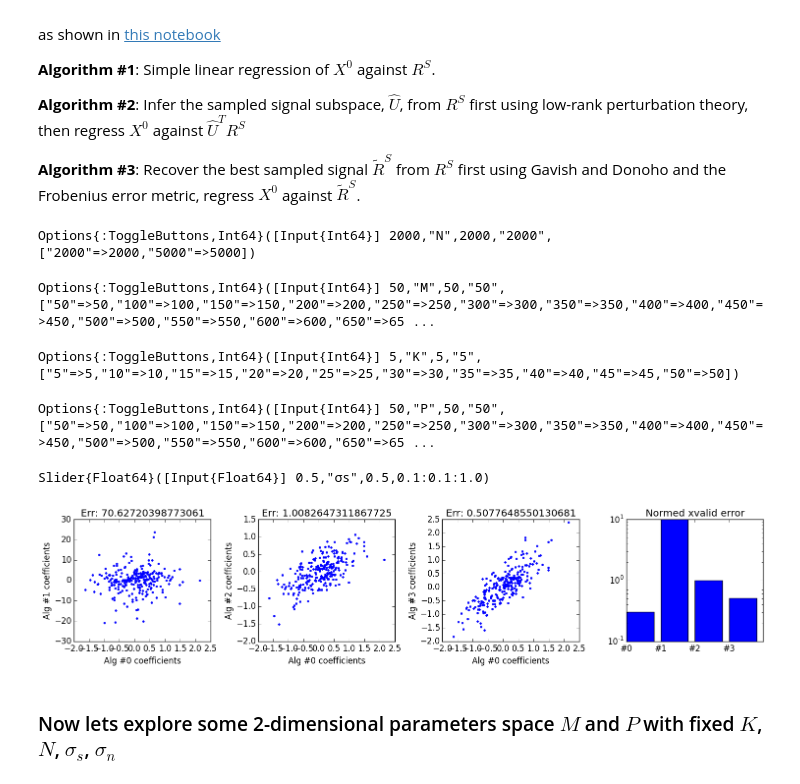
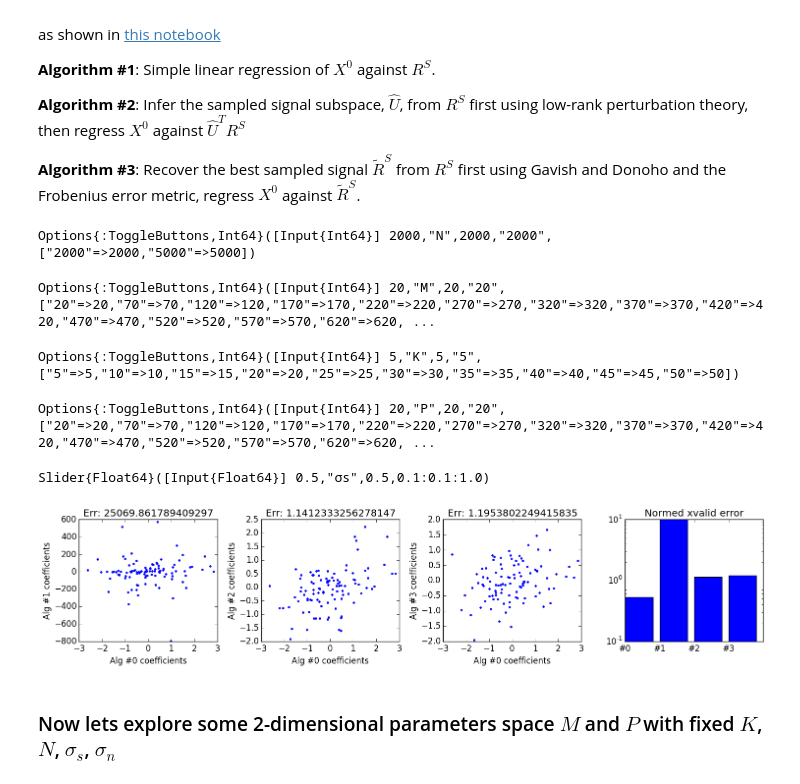
Before and after one commit to ganguli-lab/single-trial, a Jupyter notebook: notebooks/Analysis - Static Low-D Stim Decoding.ipynb, the cells around one changed output. Saved outputs shown, nothing was run; the diff lists cells and outputs as text; code cells hidden in the pictures.

```diff
--- a/notebooks/Analysis - Static Low-D Stim Decoding.ipynb
+++ b/notebooks/Analysis - Static Low-D Stim Decoding.ipynb
@@ -196,7 +202,7 @@ end
 f = figure(figsize=(15, 3.5))
 σn = 1
 
-@manipulate for N in [2000, 5000], M in [50:50:1000], K in [5:5:50], P in [50:50:1000], σs in 0.1:0.1:1
+@manipulate for N in [2000, 5000], M in [20:50:1000], K in [5:5:50], P in [20:50:1000], σs in 0.1:0.1:1
     sig = LowDModel(K, N, P, σs * sqrt(N / K))
     noise = MPModel(N, P, σn)
     model = ObsModel(M, sig, noise)
@@ -218,36 +224,36 @@ f = figure(figsize=(15, 3.5))
 
     k, m = K / N, M / N
     lp, lm = (sqrt(k * (1 - m)) + sqrt(m * (1 - k)))^2, (sqrt(k * (1 - m)) - sqrt(m * (1 - k)))^2
     s = σs^2 / σn^2
     err_best = 1 - (k + (k + m) * s - sqrt((lm * s + k) * (lp * s + k))) / 2 / k / (k + s)
     err_simple = norm(W_simple * Rstest - X0test)^2 / norm(X0test)^2
     err_subspace = norm(W_subspace * Rstest - X0test)^2 / norm(X0test)^2
     err_signal = norm(W_signal * Rstest - X0test)^2 / norm(X0test)^2
 
     withfig(f) do
         subplot(141)
         plot(vec(W_best), vec(W_simple), ".")
         ylabel("Alg #1 coefficients"); xlabel("Alg #0 coefficients"); title(string("Err: ", err_simple))
         subplot(142)
         plot(vec(W_best), vec(W_subspace), ".")
         ylabel("Alg #2 coefficients"); xlabel("Alg #0 coefficients"); title(string("Err: ", err_subspace))
         subplot(143)
         plot(vec(W_best), vec(W_signal), ".")
         ylabel("Alg #3 coefficients"); xlabel("Alg #0 coefficients"); title(string("Err: ", err_signal))
         subplot(144)
         bar(1:4, [err_best, err_simple, err_subspace, err_signal])
         xticks(1:4, ["#0", "#1", "#2", "#3"]); title("Normed xvalid error")
         ylim([1e-1, 1e1]); yscale("log")
         tight_layout()
     end
 end
 # %% [output]
 Options{:ToggleButtons,Int64}([Input{Int64}] 2000,"N",2000,"2000",["2000"=>2000,"5000"=>5000])
-Options{:ToggleButtons,Int64}([Input{Int64}] 50,"M",50,"50",["50"=>50,"100"=>100,"150"=>150,"200"=>200,"250"=>250,"300"=>300,"350"=>350,"400"=>400,"450"=>450,"500"=>500,"550"=>550,"600"=>600,"650"=>65 ...
+Options{:ToggleButtons,Int64}([Input{Int64}] 20,"M",20,"20",["20"=>20,"70"=>70,"120"=>120,"170"=>170,"220"=>220,"270"=>270,"320"=>320,"370"=>370,"420"=>420,"470"=>470,"520"=>520,"570"=>570,"620"=>620, ...
 Options{:ToggleButtons,Int64}([Input{Int64}] 5,"K",5,"5",["5"=>5,"10"=>10,"15"=>15,"20"=>20,"25"=>25,"30"=>30,"35"=>35,"40"=>40,"45"=>45,"50"=>50])
-Options{:ToggleButtons,Int64}([Input{Int64}] 50,"P",50,"50",["50"=>50,"100"=>100,"150"=>150,"200"=>200,"250"=>250,"300"=>300,"350"=>350,"400"=>400,"450"=>450,"500"=>500,"550"=>550,"600"=>600,"650"=>65 ...
+Options{:ToggleButtons,Int64}([Input{Int64}] 20,"P",20,"20",["20"=>20,"70"=>70,"120"=>120,"170"=>170,"220"=>220,"270"=>270,"320"=>320,"370"=>370,"420"=>420,"470"=>470,"520"=>520,"570"=>570,"620"=>620, ...
 Slider{Float64}([Input{Float64}] 0.5,"σs",0.5,0.1:0.1:1.0)
-[figure, old version]
+[figure, new version]
 # %% [markdown]
 ### Now lets explore some 2-dimensional parameters space $M$ and $P$ with fixed $K$, $N$, $\sigma_s$, $\sigma_n$
 # %%
```
Also changed, not shown: parts of 7 cells of this notebook, 5 other files.
